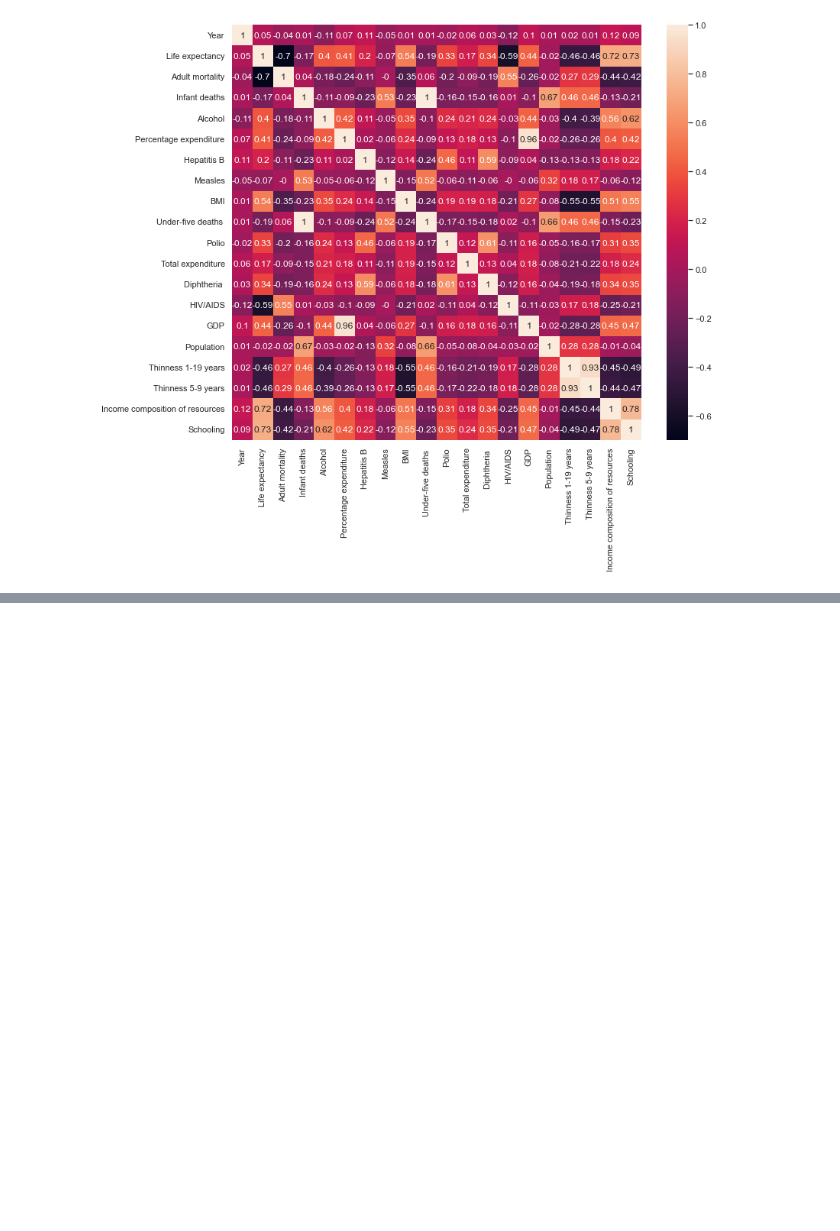
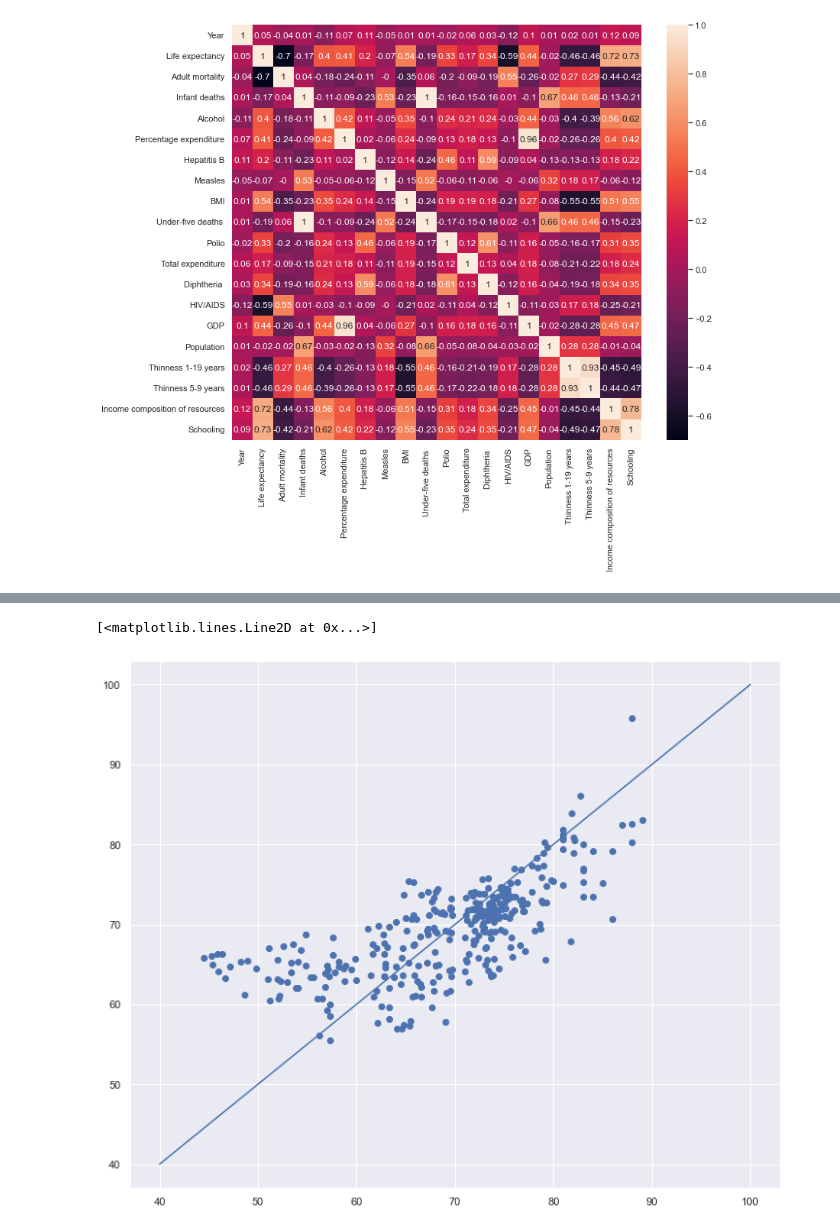
Before and after one commit to soeunida/-, a Jupyter notebook: Untitled-1.ipynb, the cells around one changed output, grey strips where cells are left out. Drawn from its saved outputs; the diff is of its cells as text; code cells hidden in the pictures; blank space fills up the shorter version.

```diff
--- a/Untitled-1.ipynb
+++ b/Untitled-1.ipynb
@@ -163,0 +211,8 @@ plt.show()
+# %%
+y_hat_test = lin_model.predict(X_test)
+
+plt.scatter(y_test, y_hat_test)
+plt.plot(xy_range, xy_range)
+# %% [output]
+[<matplotlib.lines.Line2D at 0x...>]
+[figure, added]
```
Also changed, not shown: parts of 12 cells of this notebook.
